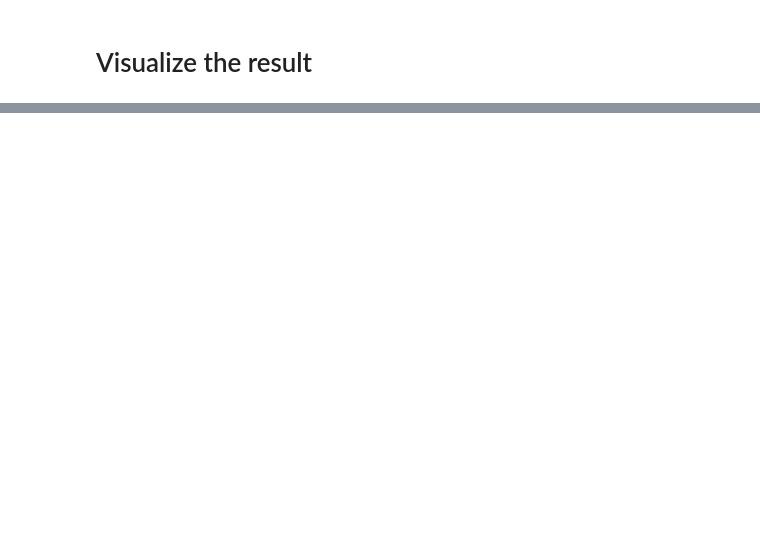
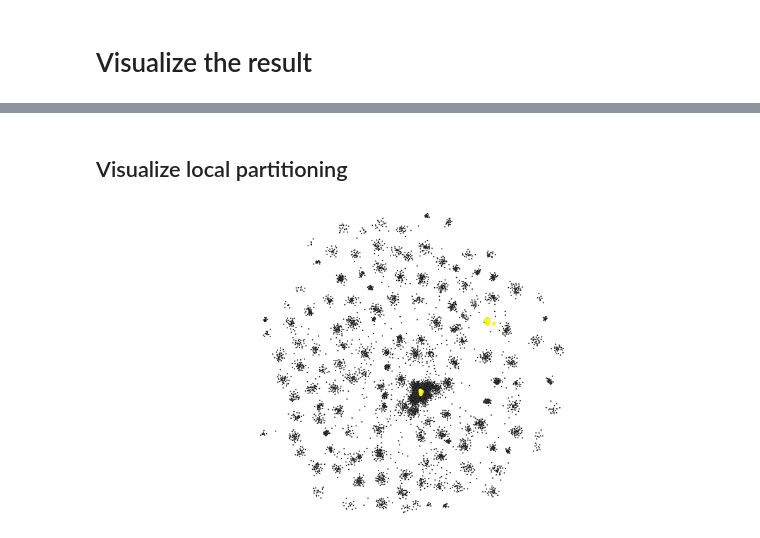
Before and after one commit to kfoynt/LocalGraphClustering, a Jupyter notebook: notebooks/examples_Bioinformatics_with_visualization.ipynb, the cells around one changed output, grey strips where cells are left out. Drawn from its saved outputs; the diff is of its cells as text; code cells hidden in the pictures; blank space fills up the shorter version.

```diff
--- a/notebooks/examples_Bioinformatics_with_visualization.ipynb
+++ b/notebooks/examples_Bioinformatics_with_visualization.ipynb
@@ -410,0 +447,34 @@ graph_draw(g_gtool, pos, output_size=(1000, 500),
+# %%
+# Create an object for a C++ version of the sweep cut rounding procedure.
+sc_fast = sweepCut_fast.SweepCut_fast()
+
+# Call C++ version of sweep cut rounding on the l1-regularized PageRank solution.
+output_sc_fast = sc_fast.produce([g],p=l1_reg_vector)
+
+# Extract the partition for g and store it.
+l1_reg_vector_rounded_2 = output_sc_fast[0][0]
+# %% [markdown]
+## Visualize local partitioning
+# %%
+# Plot solutions for rounded eigenvector
+temp = np.zeros(g._num_vertices) + 2
+
+temp[l1_reg_vector_rounded_2] = 6
+
+node_size = g_gtool.new_vertex_property("double",temp)
+
+temp = ["black" for x in range(g._num_vertices)]
+
+for i in l1_reg_vector_rounded_2:
+    temp[i] = "yellow"
+
+node_colours = g_gtool.new_vertex_property("string",temp)
+
+graph_draw(g_gtool, pos, output_size=(1000, 500),
+           vertex_size=node_size,
+           vertex_fill_color=node_colours,
+           vorder=node_size,
+           edge_pen_width=0.0,
+           edge_color = [0.0, 0, 0, 0.05])
+# %% [output]
+[figure, added]
```
Also changed, not shown: parts of 46 cells of this notebook, 7 other files.
